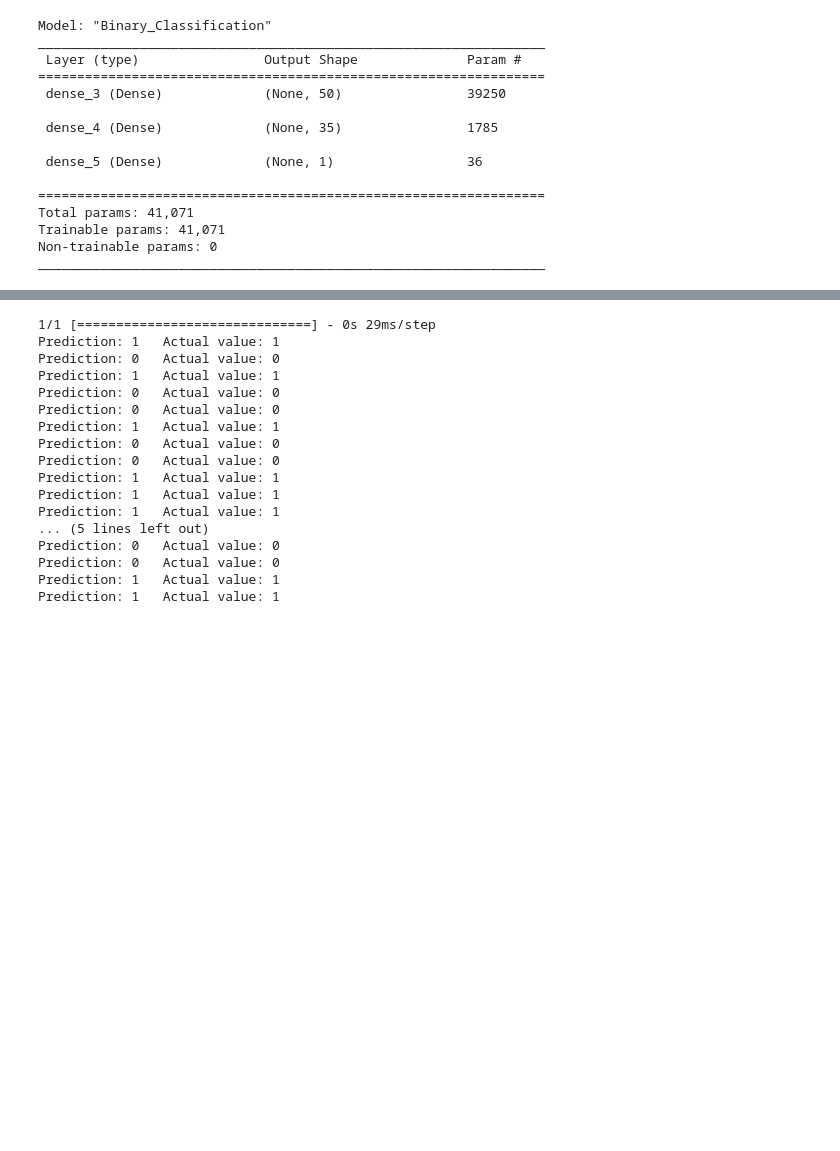
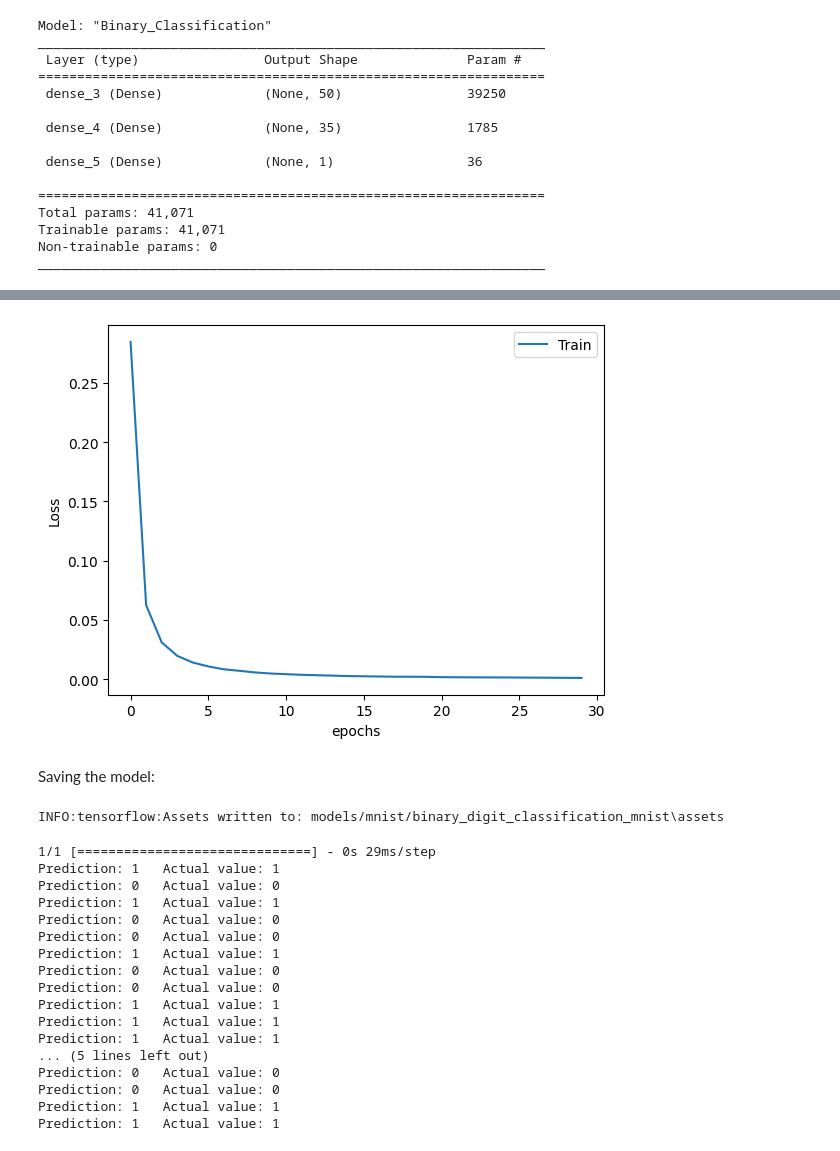
Before and after one commit to santosmv/Learning-machine-learning, a Jupyter notebook: binary_digit_classification.ipynb, the cells around one changed output, grey strips where cells are left out. Drawn from its saved outputs; the diff is of its cells as text; code cells hidden in the pictures; blank space fills up the shorter version.

Commit message:
Saving/loading model in optimization

```diff
--- a/binary_digit_recognition.ipynb
+++ b/binary_digit_classification.ipynb
@@ -76,6 +76,6 @@ layer1,layer2,layer3 = model.layers
 # %%
 model.compile(loss=BinaryCrossentropy(), optimizer=Adam(0.0002))
 # %%
-model.fit(X,y,epochs=30)
+history = model.fit(X,y,epochs=30)
 # %% [output]
 Epoch 1/30
@@ -99,3 +98,17 @@ Epoch 30/30
+# %%
+plt.plot(history.history['loss'])
+plt.legend(['Train'])
+plt.ylabel('Loss')
+plt.xlabel('epochs')
+plt.show()
+# %% [output]
+[figure, added]
+# %% [markdown]
+Saving the model:
+# %%
+model.save('models/mnist/binary_digit_classification_mnist')
+# %% [output]
+INFO:tensorflow:Assets written to: models/mnist/binary_digit_classification_mnist\assets
 # %%
 prediction = model.predict(X_test[:20])
 
```
Also changed, not shown: parts of 2 cells of this notebook, 5 other files.
